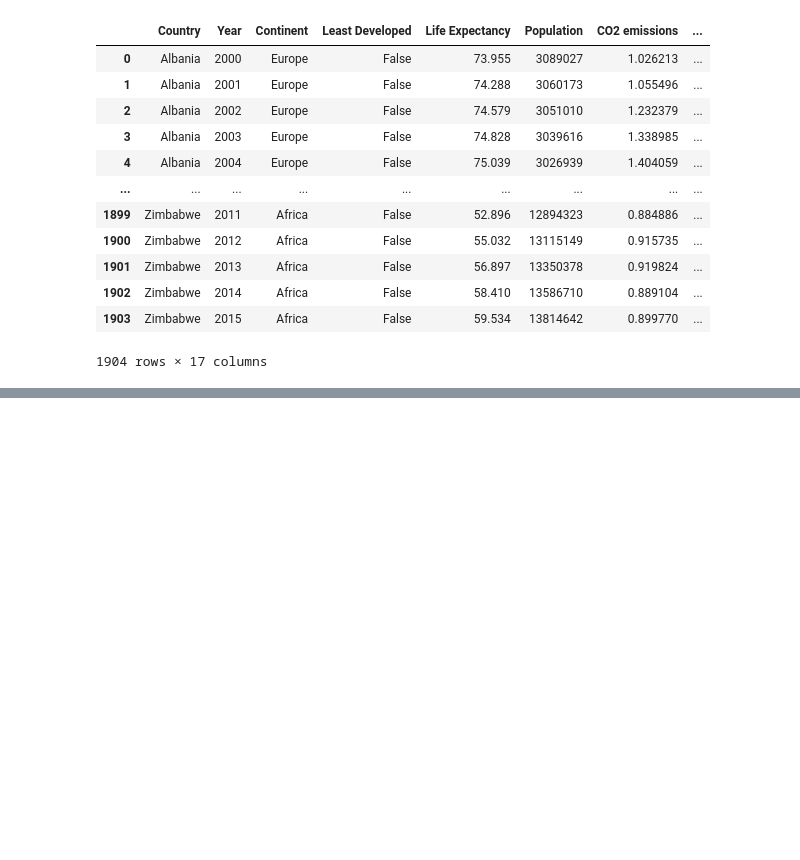
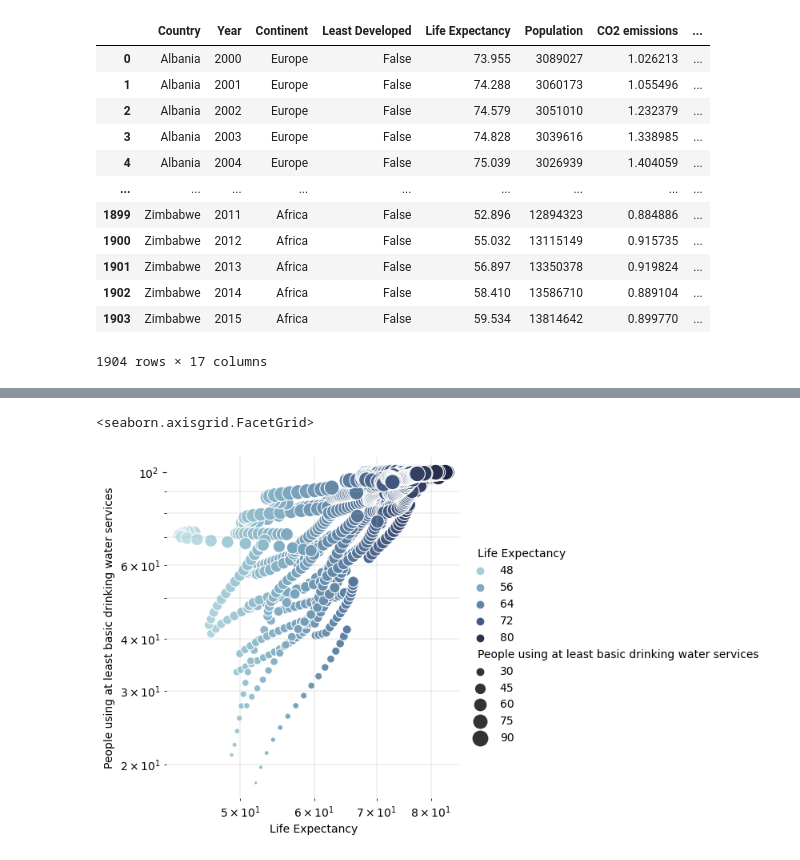
Before and after one commit to ubco-W2022T2-data301/project-group-group28, a Jupyter notebook: analysis/analysis2.ipynb, the cells around one changed output, grey strips where cells are left out. Saved outputs shown, nothing was run; the diff lists cells and outputs as text; code cells hidden in the pictures; blank space fills up the shorter version.

```diff
--- a/analysis/analysis2.ipynb
+++ b/analysis/analysis2.ipynb
@@ -27,0 +113,15 @@ df
+# %%
+cmap = sns.cubehelix_palette(rot=-.2, as_cmap=True)
+g = sns.relplot(
+    data=df2,
+    x="Life Expectancy", y="People using at least basic drinking water services",
+    hue="Life Expectancy", size="People using at least basic drinking water services",
+    palette=cmap, sizes=(10, 200),
+)
+g.set(xscale="log", yscale="log")
+g.ax.xaxis.grid(True, "minor", linewidth=.25)
+g.ax.yaxis.grid(True, "minor", linewidth=.25)
+g.despine(left=True, bottom=True)
+# %% [output]
+<seaborn.axisgrid.FacetGrid>
+[figure, added]
```
Also changed, not shown: parts of 10 cells of this notebook, 1 other file.
